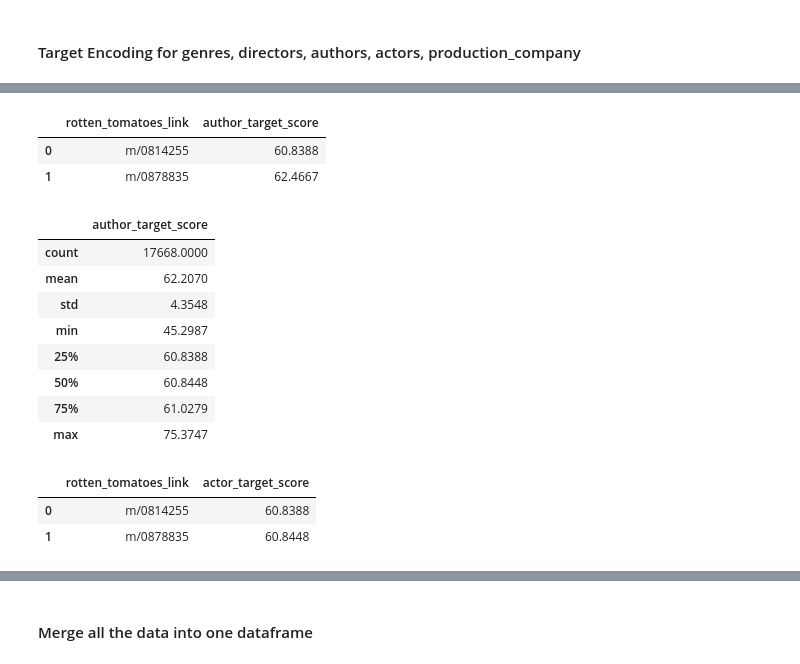
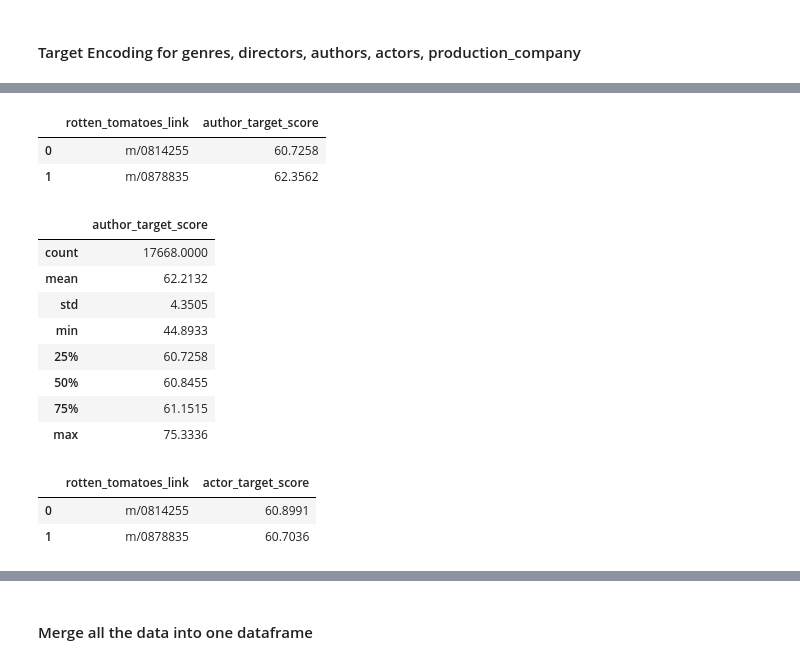
Before and after one commit to dasheffie/data-projects, a Jupyter notebook: rotten_tomatoes_movie_rating_prediction.ipynb, the cells around one changed output, grey strips where cells are left out. Drawn from its saved outputs; the diff is of its cells as text; code cells hidden in the pictures.

```diff
--- a/rotten_tomatoes_movie_rating_prediction.ipynb
+++ b/rotten_tomatoes_movie_rating_prediction.ipynb
@@ -234,41 +254,41 @@ df_rotten_tomatoes_director_grouped.describe()
 # %%
 # Apply weighted mean, k-fold target encoding to authors
 df_rotten_tomatoes_movies_exploded = df_rotten_tomatoes_movies.explode('authors').copy()
 df_rotten_tomatoes_movies_exploded['author_target_score'] = weighted_mean_k_fold_target_encoding(
     df=df_rotten_tomatoes_movies_exploded,  # Explode authors to rows
-    target_encode_col='authors',
+    encode_col='authors',
     target_col='tomatometer_rating',
     k=5,
     smoothing=10
 )
 
 # Aggregate back with mean of author_target_score
 df_rotten_tomatoes_author_grouped = df_rotten_tomatoes_movies_exploded.groupby('rotten_tomatoes_link').agg(
     {'author_target_score': 'mean'}  # , 'authors': lambda x: x.mode()
 ).reset_index()
 df_rotten_tomatoes_author_grouped.head(2)
 # %% [output]
 |  | rotten_tomatoes_link | author_target_score |
-| 0 | m/0814255 | 60.8388 |
-| 1 | m/0878835 | 62.4667 |
+| 0 | m/0814255 | 60.7258 |
+| 1 | m/0878835 | 62.3562 |
 # %%
 df_rotten_tomatoes_author_grouped.describe()
 # %% [output]
 |  | author_target_score |
 | count | 17668.0000 |
-| mean | 62.2070 |
-| std | 4.3548 |
-| min | 45.2987 |
-| 25% | 60.8388 |
-| 50% | 60.8448 |
-| 75% | 61.0279 |
-| max | 75.3747 |
+| mean | 62.2132 |
+| std | 4.3505 |
+| min | 44.8933 |
+| 25% | 60.7258 |
+| 50% | 60.8455 |
+| 75% | 61.1515 |
+| max | 75.3336 |
 # %%
 # Apply weighted mean, k-fold target encoding to actors
 df_rotten_tomatoes_movies_exploded = df_rotten_tomatoes_movies.explode('actors').copy()
 df_rotten_tomatoes_movies_exploded['actor_target_score'] = weighted_mean_k_fold_target_encoding(
     df=df_rotten_tomatoes_movies_exploded,  # Explode actors to rows
-    target_encode_col='actors',
+    encode_col='actors',
     target_col='tomatometer_rating',
     k=5,
     smoothing=10
@@ -281,8 +301,8 @@ df_rotten_tomatoes_actor_grouped = df_rotten_tomatoes_movies_exploded.groupby('r
 df_rotten_tomatoes_actor_grouped.head(2)
 # %% [output]
 |  | rotten_tomatoes_link | actor_target_score |
-| 0 | m/0814255 | 60.8388 |
-| 1 | m/0878835 | 60.8448 |
+| 0 | m/0814255 | 60.8991 |
+| 1 | m/0878835 | 60.7036 |
 # %%
 df_rotten_tomatoes_actor_grouped.describe()
 # %% [output]
```
Also changed, not shown: parts of 13 cells of this notebook.
